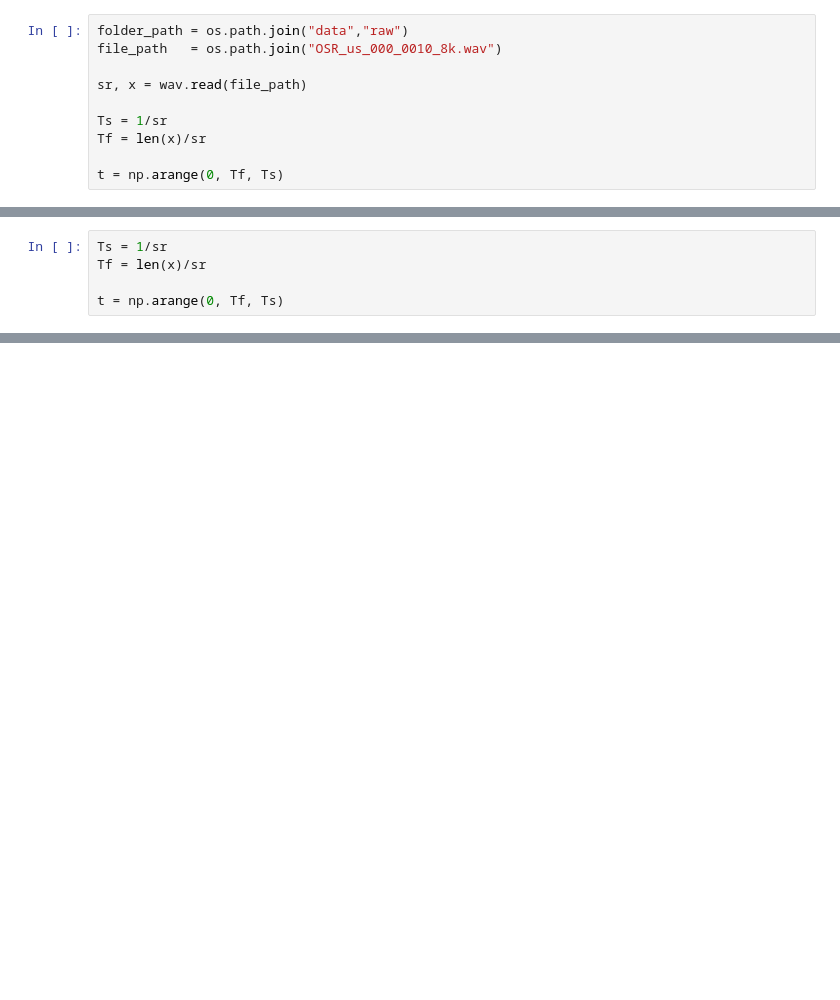
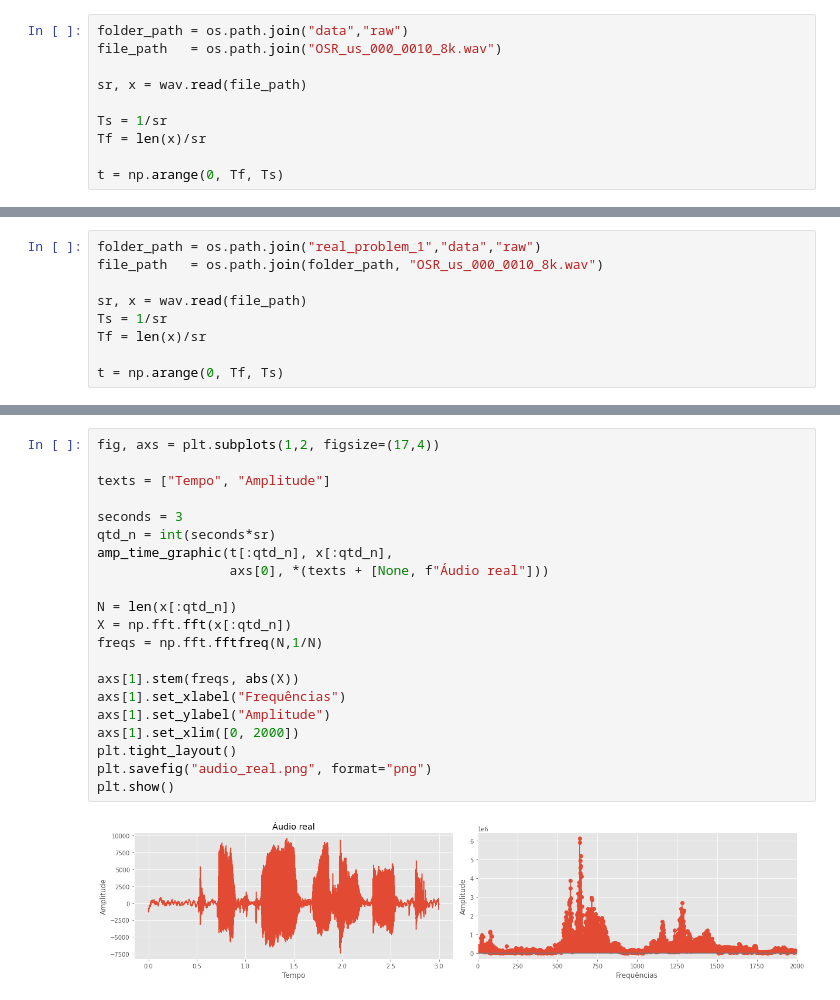
Before and after one commit to rocabrera/audio-learning, a Jupyter notebook: medium.ipynb, the cells around one changed output, grey strips where cells are left out. Cells and saved outputs as stored; diff of their text form; blank space fills up the shorter version.

```diff
--- a/medium.ipynb
+++ b/medium.ipynb
@@ -188,4 +182,8 @@ for i in range(1, 5):
 # %%
+folder_path = os.path.join("real_problem_1","data","raw")
+file_path   = os.path.join(folder_path, "OSR_us_000_0010_8k.wav")
+
+sr, x = wav.read(file_path)
 Ts = 1/sr
 Tf = len(x)/sr
 
@@ -195,0 +191,23 @@ t = np.arange(0, Tf, Ts)
+# %%
+fig, axs = plt.subplots(1,2, figsize=(17,4))
+
+texts = ["Tempo", "Amplitude"]
+
+seconds = 3
+qtd_n = int(seconds*sr)
+amp_time_graphic(t[:qtd_n], x[:qtd_n],
+                 axs[0], *(texts + [None, f"Áudio real"]))
+
+N = len(x[:qtd_n])
+X = np.fft.fft(x[:qtd_n])
+freqs = np.fft.fftfreq(N,1/N)
+
+axs[1].stem(freqs, abs(X))
+axs[1].set_xlabel("Frequências")
+axs[1].set_ylabel("Amplitude")
+axs[1].set_xlim([0, 2000])
+plt.tight_layout()
+plt.savefig("audio_real.png", format="png")
+plt.show()
+# %% [output]
+[figure, added]
```
Also changed, not shown: parts of 11 cells of this notebook, 1 other file.
